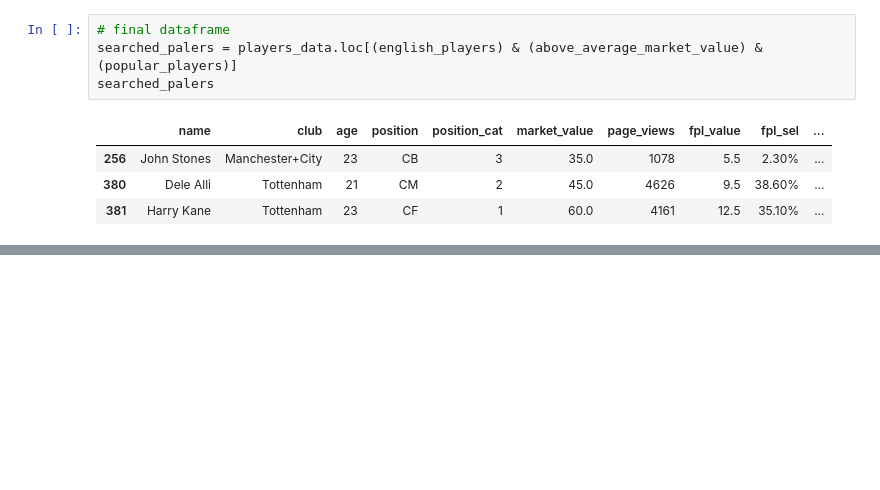
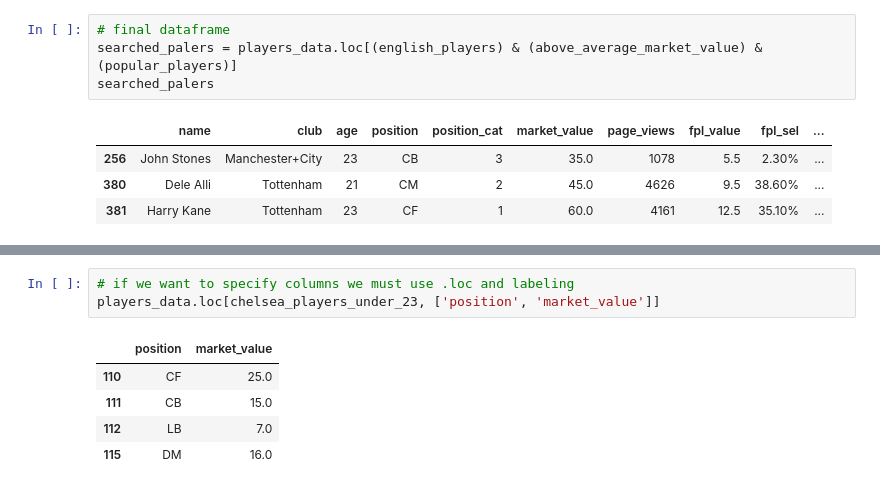
Before and after one commit to momchilantonov/ultimate_pandas_bootcamp, a Jupyter notebook: lectures/DataFrames in Depth.ipynb, the cells around one changed output, grey strips where cells are left out. Cells and saved outputs as stored; diff of their text form; blank space fills up the shorter version.

```diff
--- a/lectures/DataFrames in Depth.ipynb
+++ b/lectures/DataFrames in Depth.ipynb
@@ -667,0 +697,9 @@ searched_palers
+# %%
+# if we want to specify columns we must use .loc and labeling
+players_data.loc[chelsea_players_under_23, ['position', 'market_value']]
+# %% [output]
+|  | position | market_value |
+| 110 | CF | 25.0 |
+| 111 | CB | 15.0 |
+| 112 | LB | 7.0 |
+| 115 | DM | 16.0 |
```
Also changed, not shown: parts of 8 cells of this notebook.
